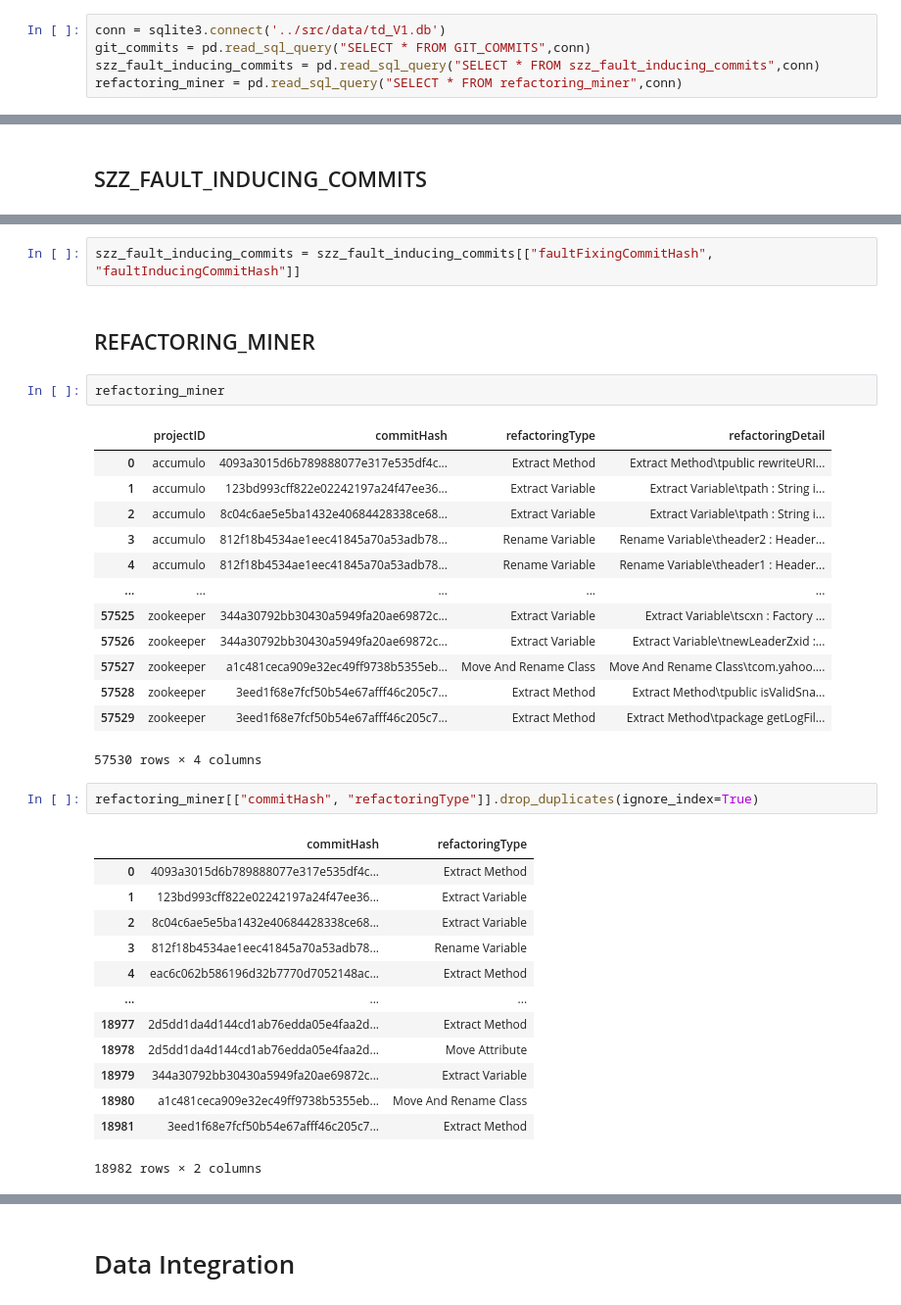
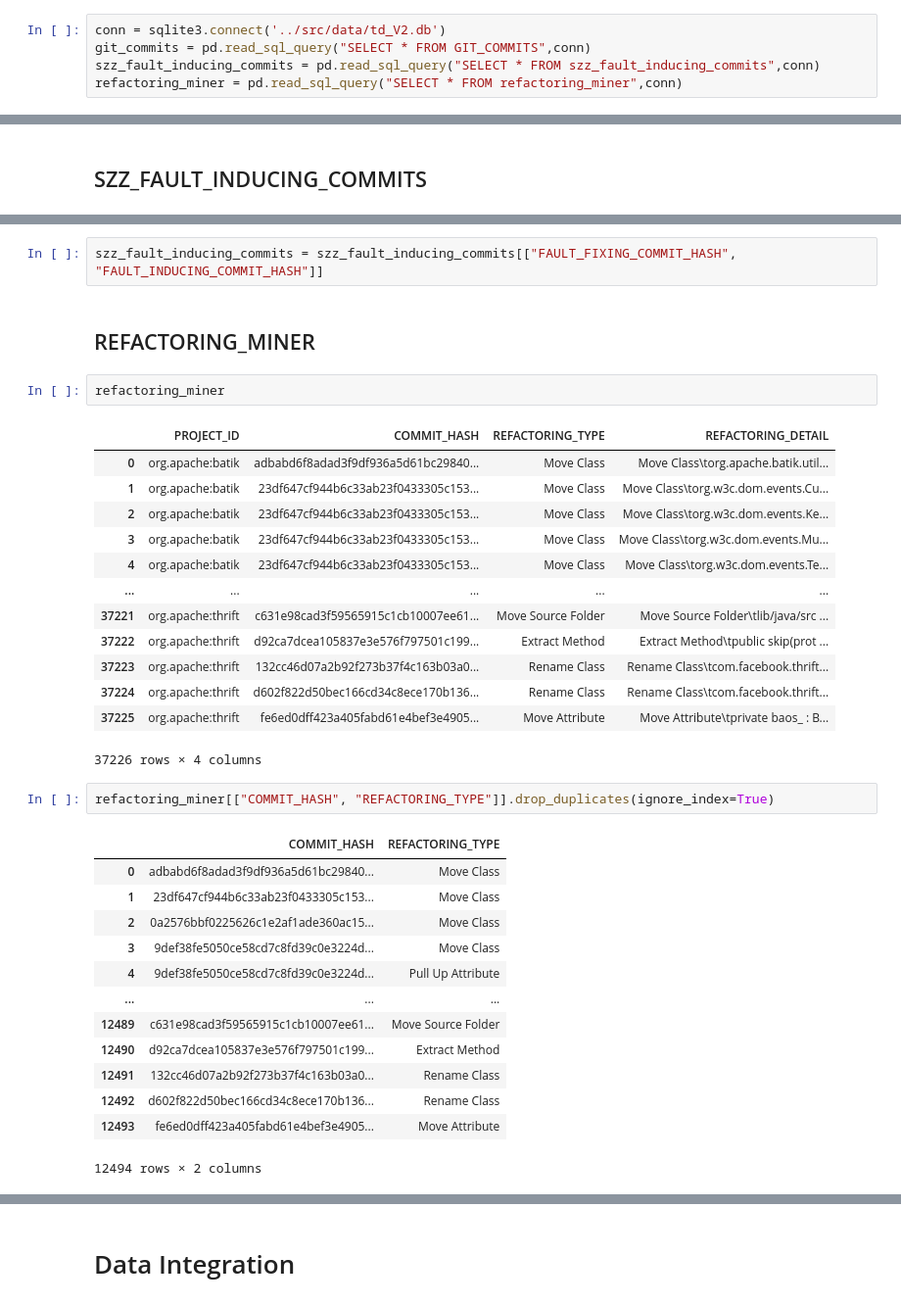
Before and after one commit to danigoju/Technical-Debt-DLMP, a Jupyter notebook: notebooks/data_preparation.ipynb, the cells around one changed output, grey strips where cells are left out. Shown: that part at 98% size. Saved outputs shown, nothing was run; the diff lists cells and outputs as text.

```diff
--- a/notebooks/data_preparation.ipynb
+++ b/notebooks/data_preparation.ipynb
@@ -5,7 +5,7 @@ import sqlite3
 # %% [markdown]
 # Data Cleaning
 # %%
-conn = sqlite3.connect('../src/data/td_V1.db')
+conn = sqlite3.connect('../src/data/td_V2.db')
 git_commits = pd.read_sql_query("SELECT * FROM GIT_COMMITS",conn)
 szz_fault_inducing_commits = pd.read_sql_query("SELECT * FROM szz_fault_inducing_commits",conn)
 refactoring_miner = pd.read_sql_query("SELECT * FROM refactoring_miner",conn)
@@ -98,37 +90,37 @@ print(szz_fault_inducing_commits.shape)
 # %%
-szz_fault_inducing_commits = szz_fault_inducing_commits[["faultFixingCommitHash", "faultInducingCommitHash"]]
+szz_fault_inducing_commits = szz_fault_inducing_commits[["FAULT_FIXING_COMMIT_HASH", "FAULT_INDUCING_COMMIT_HASH"]]
 # %% [markdown]
 ## REFACTORING_MINER
 # %%
 refactoring_miner
 # %% [output]
-|  | projectID | commitHash | refactoringType | refactoringDetail |
-| 0 | accumulo | 4093a3015d6b789888077e317e535df4c... | Extract Method | Extract Method\tpublic rewriteURI... |
-| 1 | accumulo | 123bd993cff822e02242197a24f47ee36... | Extract Variable | Extract Variable\tpath : String i... |
-| 2 | accumulo | 8c04c6ae5e5ba1432e40684428338ce68... | Extract Variable | Extract Variable\tpath : String i... |
-| 3 | accumulo | 812f18b4534ae1eec41845a70a53adb78... | Rename Variable | Rename Variable\theader2 : Header... |
-| 4 | accumulo | 812f18b4534ae1eec41845a70a53adb78... | Rename Variable | Rename Variable\theader1 : Header... |
+|  | PROJECT_ID | COMMIT_HASH | REFACTORING_TYPE | REFACTORING_DETAIL |
+| 0 | org.apache:batik | adbabd6f8adad3f9df936a5d61bc29840... | Move Class | Move Class\torg.apache.batik.util... |
+| 1 | org.apache:batik | 23df647cf944b6c33ab23f0433305c153... | Move Class | Move Class\torg.w3c.dom.events.Cu... |
+| 2 | org.apache:batik | 23df647cf944b6c33ab23f0433305c153... | Move Class | Move Class\torg.w3c.dom.events.Ke... |
+| 3 | org.apache:batik | 23df647cf944b6c33ab23f0433305c153... | Move Class | Move Class\torg.w3c.dom.events.Mu... |
+| 4 | org.apache:batik | 23df647cf944b6c33ab23f0433305c153... | Move Class | Move Class\torg.w3c.dom.events.Te... |
 | ... | ... | ... | ... | ... |
-| 57525 | zookeeper | 344a30792bb30430a5949fa20ae69872c... | Extract Variable | Extract Variable\tscxn : Factory ... |
-| 57526 | zookeeper | 344a30792bb30430a5949fa20ae69872c... | Extract Variable | Extract Variable\tnewLeaderZxid :... |
-| 57527 | zookeeper | a1c481ceca909e32ec49ff9738b5355eb... | Move And Rename Class | Move And Rename Class\tcom.yahoo.... |
-| 57528 | zookeeper | 3eed1f68e7fcf50b54e67afff46c205c7... | Extract Method | Extract Method\tpublic isValidSna... |
-| 57529 | zookeeper | 3eed1f68e7fcf50b54e67afff46c205c7... | Extract Method | Extract Method\tpackage getLogFil... |
+| 37221 | org.apache:thrift | c631e98cad3f59565915c1cb10007ee61... | Move Source Folder | Move Source Folder\tlib/java/src ... |
+| 37222 | org.apache:thrift | d92ca7dcea105837e3e576f797501c199... | Extract Method | Extract Method\tpublic skip(prot ... |
+| 37223 | org.apache:thrift | 132cc46d07a2b92f273b37f4c163b03a0... | Rename Class | Rename Class\tcom.facebook.thrift... |
+| 37224 | org.apache:thrift | d602f822d50bec166cd34c8ece170b136... | Rename Class | Rename Class\tcom.facebook.thrift... |
+| 37225 | org.apache:thrift | fe6ed0dff423a405fabd61e4bef3e4905... | Move Attribute | Move Attribute\tprivate baos_ : B... |
-57530 rows × 4 columns
+37226 rows × 4 columns
 # %%
-refactoring_miner[["commitHash", "refactoringType"]].drop_duplicates(ignore_index=True)
+refactoring_miner[["COMMIT_HASH", "REFACTORING_TYPE"]].drop_duplicates(ignore_index=True)
 # %% [output]
-|  | commitHash | refactoringType |
-| 0 | 4093a3015d6b789888077e317e535df4c... | Extract Method |
-| 1 | 123bd993cff822e02242197a24f47ee36... | Extract Variable |
-| 2 | 8c04c6ae5e5ba1432e40684428338ce68... | Extract Variable |
-| 3 | 812f18b4534ae1eec41845a70a53adb78... | Rename Variable |
-| 4 | eac6c062b586196d32b7770d7052148ac... | Extract Method |
+|  | COMMIT_HASH | REFACTORING_TYPE |
+| 0 | adbabd6f8adad3f9df936a5d61bc29840... | Move Class |
+| 1 | 23df647cf944b6c33ab23f0433305c153... | Move Class |
+| 2 | 0a2576bbf0225626c1e2af1ade360ac15... | Move Class |
+| 3 | 9def38fe5050ce58cd7c8fd39c0e3224d... | Move Class |
+| 4 | 9def38fe5050ce58cd7c8fd39c0e3224d... | Pull Up Attribute |
 | ... | ... | ... |
-| 18977 | 2d5dd1da4d144cd1ab76edda05e4faa2d... | Extract Method |
-| 18978 | 2d5dd1da4d144cd1ab76edda05e4faa2d... | Move Attribute |
-| 18979 | 344a30792bb30430a5949fa20ae69872c... | Extract Variable |
-| 18980 | a1c481ceca909e32ec49ff9738b5355eb... | Move And Rename Class |
-| 18981 | 3eed1f68e7fcf50b54e67afff46c205c7... | Extract Method |
+| 12489 | c631e98cad3f59565915c1cb10007ee61... | Move Source Folder |
+| 12490 | d92ca7dcea105837e3e576f797501c199... | Extract Method |
+| 12491 | 132cc46d07a2b92f273b37f4c163b03a0... | Rename Class |
+| 12492 | d602f822d50bec166cd34c8ece170b136... | Rename Class |
+| 12493 | fe6ed0dff423a405fabd61e4bef3e4905... | Move Attribute |
-18982 rows × 2 columns
+12494 rows × 2 columns
 # %%
```
Also changed, not shown: parts of 16 cells of this notebook.
